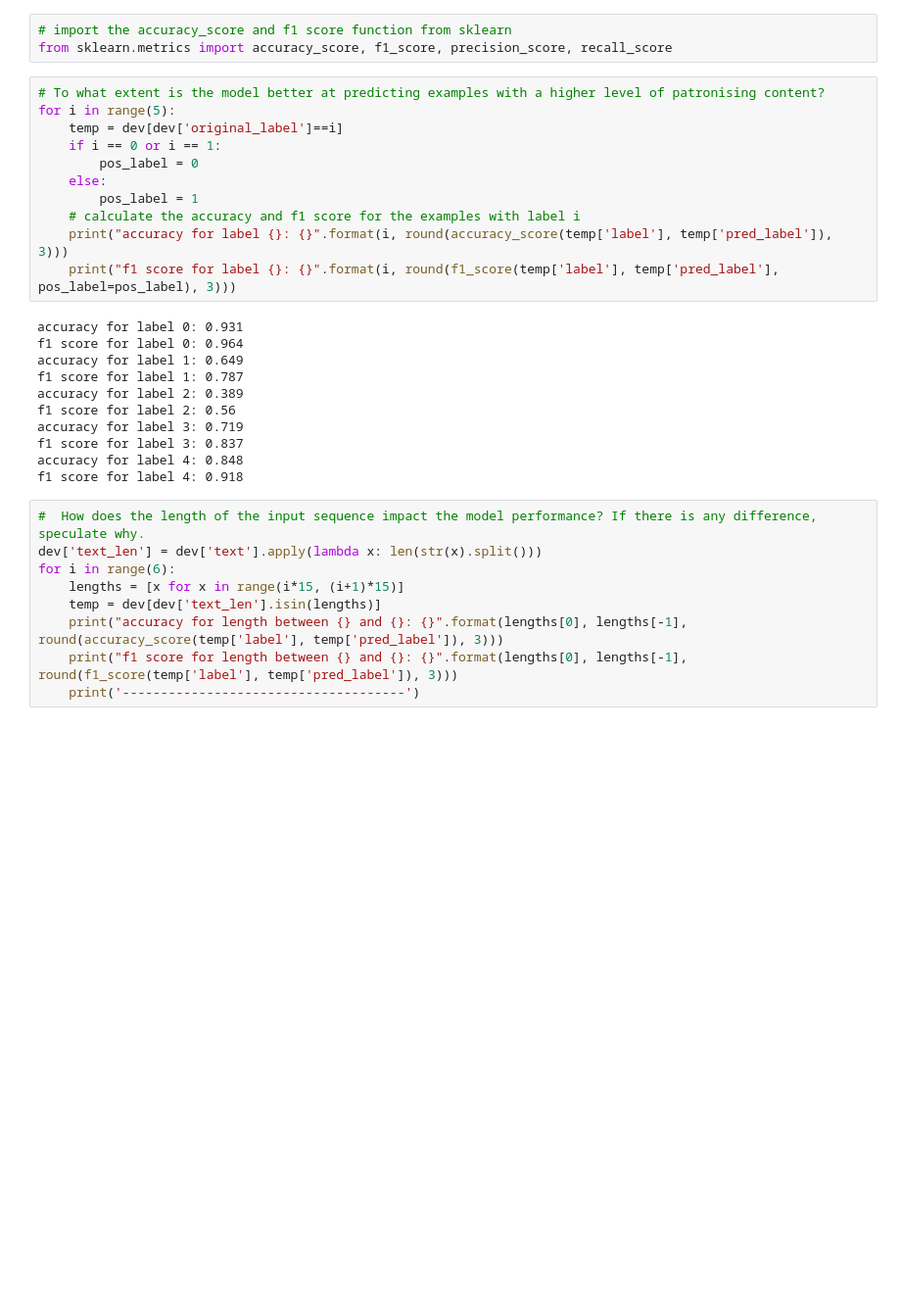
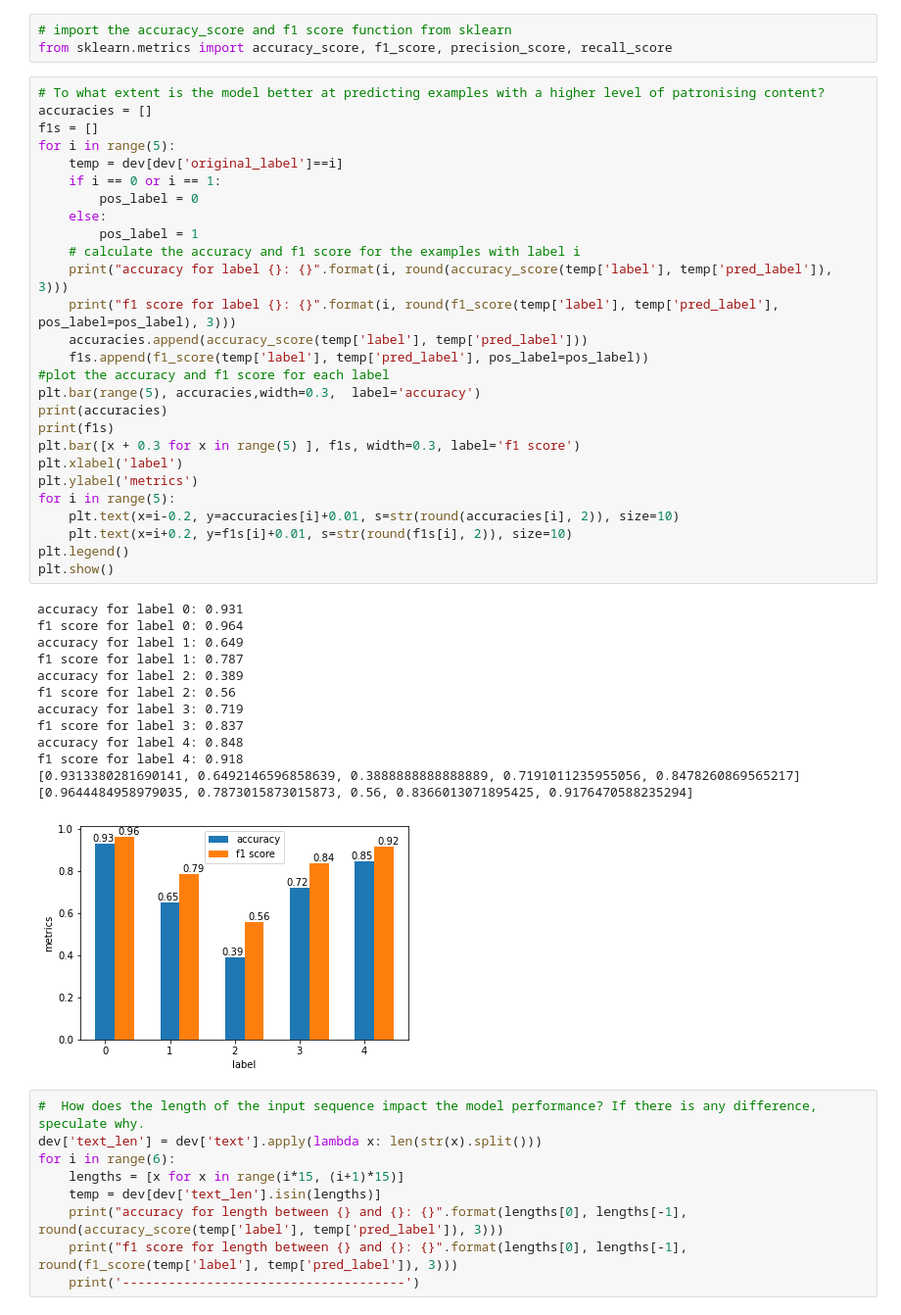
Before and after one commit to Falanke21/Don-t-Patronize-Me-HuggingFace-Implementation, a Jupyter notebook: data_analysis.ipynb, the cells around one changed output. Shown at 98% size. Saved outputs shown, nothing was run; the diff lists cells and outputs as text; blank space fills up the shorter version.

Commit message:
add label graph

```diff
--- a/data_analysis.ipynb
+++ b/data_analysis.ipynb
@@ -214,26 +214,45 @@ dev = pd.concat([test_data, pred], axis=1)
 from sklearn.metrics import accuracy_score, f1_score, precision_score, recall_score
 # %%
 # To what extent is the model better at predicting examples with a higher level of patronising content?
+accuracies = []
+f1s = []
 for i in range(5):
     temp = dev[dev['original_label']==i]
     if i == 0 or i == 1:
         pos_label = 0
     else:
         pos_label = 1
     # calculate the accuracy and f1 score for the examples with label i
     print("accuracy for label {}: {}".format(i, round(accuracy_score(temp['label'], temp['pred_label']), 3)))
     print("f1 score for label {}: {}".format(i, round(f1_score(temp['label'], temp['pred_label'], pos_label=pos_label), 3)))
+    accuracies.append(accuracy_score(temp['label'], temp['pred_label']))
+    f1s.append(f1_score(temp['label'], temp['pred_label'], pos_label=pos_label))
+#plot the accuracy and f1 score for each label
+plt.bar(range(5), accuracies,width=0.3,  label='accuracy')
+print(accuracies)
+print(f1s)
+plt.bar([x + 0.3 for x in range(5) ], f1s, width=0.3, label='f1 score')
+plt.xlabel('label')
+plt.ylabel('metrics')
+for i in range(5):
+    plt.text(x=i-0.2, y=accuracies[i]+0.01, s=str(round(accuracies[i], 2)), size=10)
+    plt.text(x=i+0.2, y=f1s[i]+0.01, s=str(round(f1s[i], 2)), size=10)
+plt.legend()
+plt.show()
 # %% [output]
 accuracy for label 0: 0.931
 f1 score for label 0: 0.964
 accuracy for label 1: 0.649
 f1 score for label 1: 0.787
 accuracy for label 2: 0.389
 f1 score for label 2: 0.56
 accuracy for label 3: 0.719
 f1 score for label 3: 0.837
 accuracy for label 4: 0.848
 f1 score for label 4: 0.918
+[0.9313380281690141, 0.6492146596858639, 0.3888888888888889, 0.7191011235955056, 0.8478260869565217]
+[0.9644484958979035, 0.7873015873015873, 0.56, 0.8366013071895425, 0.9176470588235294]
+[figure, added]
 # %%
 #  How does the length of the input sequence impact the model performance? If there is any difference, speculate why.
 dev['text_len'] = dev['text'].apply(lambda x: len(str(x).split()))
```
Also changed, not shown: parts of 3 cells of this notebook.
